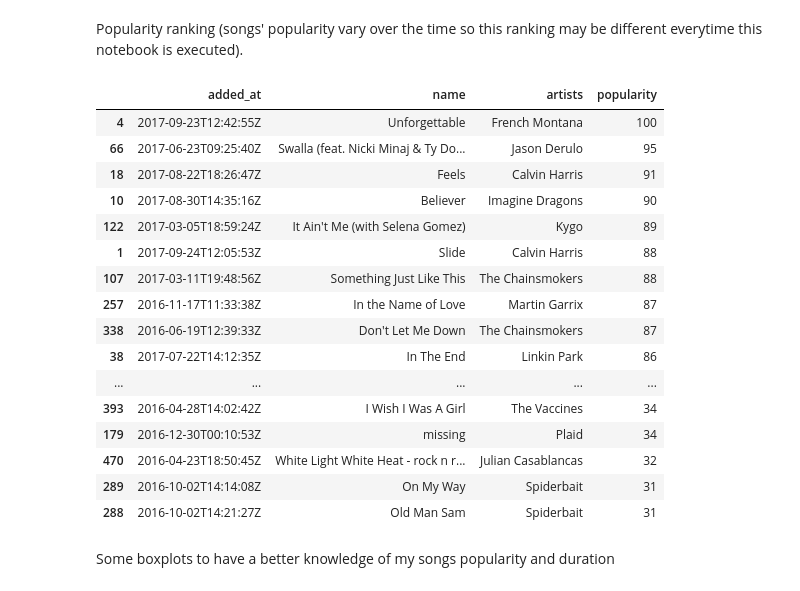
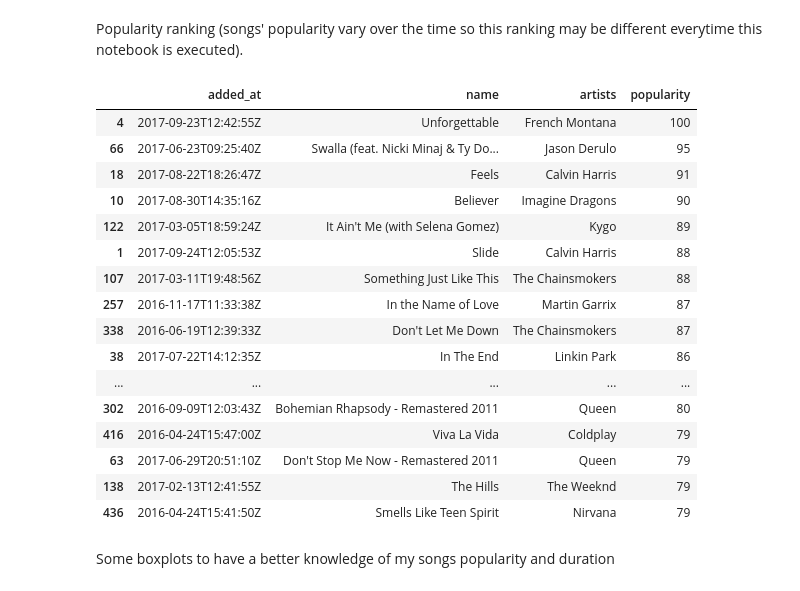
Before and after one commit to jvicentem/playing-around-with-spotify-api, a Jupyter notebook: playing-around-with-spotipy.ipynb, the cells around one changed output. Saved outputs shown, nothing was run; the diff lists cells and outputs as text; code cells hidden in the pictures.

```diff
--- a/playing-around-with-spotipy.ipynb
+++ b/playing-around-with-spotipy.ipynb
@@ -214,25 +214,25 @@ Name: 345, dtype: object
 # %% [markdown]
 Popularity ranking (songs' popularity vary over the time so this ranking may be different everytime this notebook is executed).
 # %%
-tracks_df[['added_at','name', 'artists', 'popularity']].sort_values('popularity', ascending=False)
+tracks_df[['added_at','name', 'artists', 'popularity']].sort_values('popularity', ascending=False)[:40]
 # %% [output]
 |  | added_at | name | artists | popularity |
 | 4 | 2017-09-23T12:42:55Z | Unforgettable | French Montana | 100 |
 | 66 | 2017-06-23T09:25:40Z | Swalla (feat. Nicki Minaj & Ty Do... | Jason Derulo | 95 |
 | 18 | 2017-08-22T18:26:47Z | Feels | Calvin Harris | 91 |
 | 10 | 2017-08-30T14:35:16Z | Believer | Imagine Dragons | 90 |
 | 122 | 2017-03-05T18:59:24Z | It Ain't Me (with Selena Gomez) | Kygo | 89 |
 | 1 | 2017-09-24T12:05:53Z | Slide | Calvin Harris | 88 |
 | 107 | 2017-03-11T19:48:56Z | Something Just Like This | The Chainsmokers | 88 |
 | 257 | 2016-11-17T11:33:38Z | In the Name of Love | Martin Garrix | 87 |
 | 338 | 2016-06-19T12:39:33Z | Don't Let Me Down | The Chainsmokers | 87 |
 | 38 | 2017-07-22T14:12:35Z | In The End | Linkin Park | 86 |
 | ... | ... | ... | ... | ... |
-| 393 | 2016-04-28T14:02:42Z | I Wish I Was A Girl | The Vaccines | 34 |
-| 179 | 2016-12-30T00:10:53Z | missing | Plaid | 34 |
-| 470 | 2016-04-23T18:50:45Z | White Light White Heat - rock n r... | Julian Casablancas | 32 |
-| 289 | 2016-10-02T14:14:08Z | On My Way | Spiderbait | 31 |
-| 288 | 2016-10-02T14:21:27Z | Old Man Sam | Spiderbait | 31 |
+| 302 | 2016-09-09T12:03:43Z | Bohemian Rhapsody - Remastered 2011 | Queen | 80 |
+| 416 | 2016-04-24T15:47:00Z | Viva La Vida | Coldplay | 79 |
+| 63 | 2017-06-29T20:51:10Z | Don't Stop Me Now - Remastered 2011 | Queen | 79 |
+| 138 | 2017-02-13T12:41:55Z | The Hills | The Weeknd | 79 |
+| 436 | 2016-04-24T15:41:50Z | Smells Like Teen Spirit | Nirvana | 79 |
 # %% [markdown]
 Some boxplots to have a better knowledge of my songs popularity and duration
 # %%
```
Also changed, not shown: parts of 2 cells of this notebook, 1 other file.
